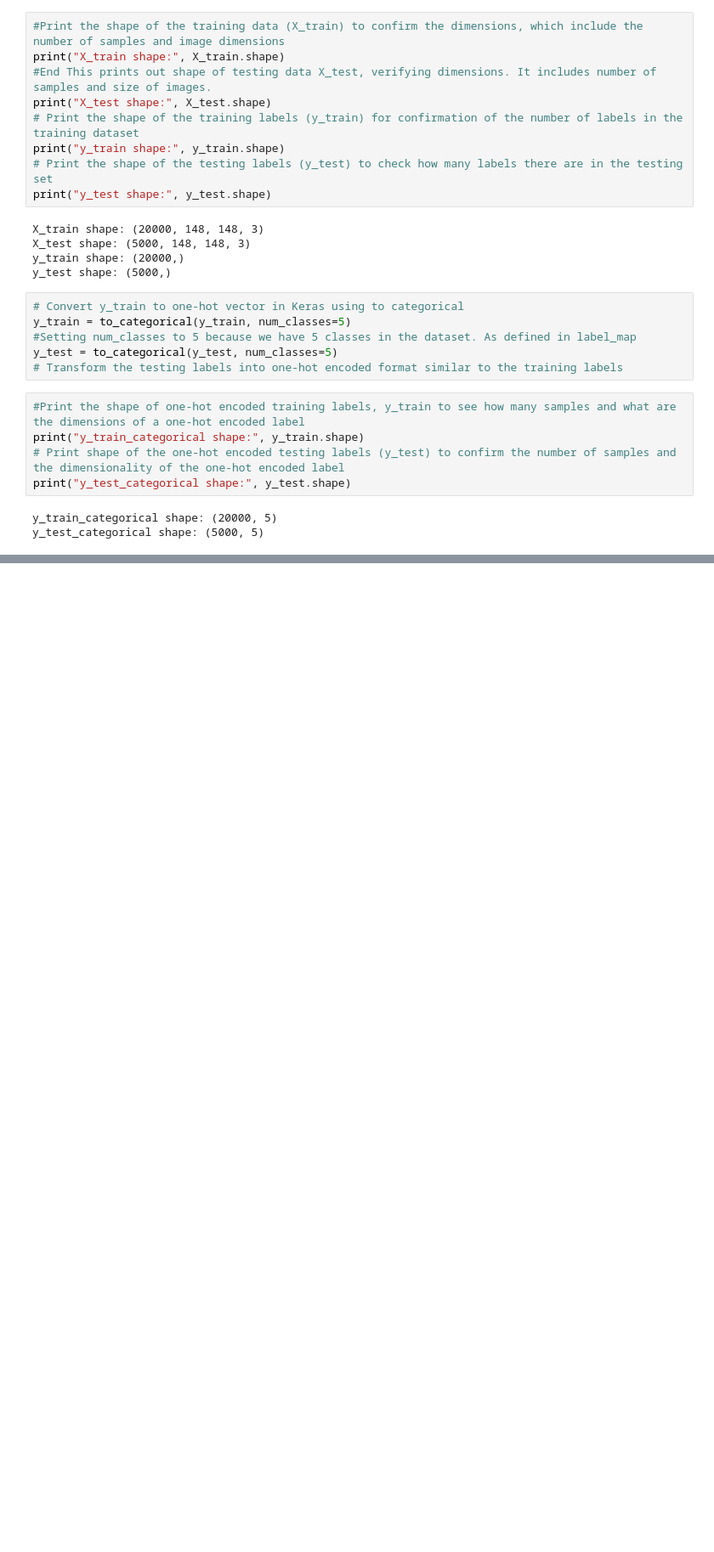
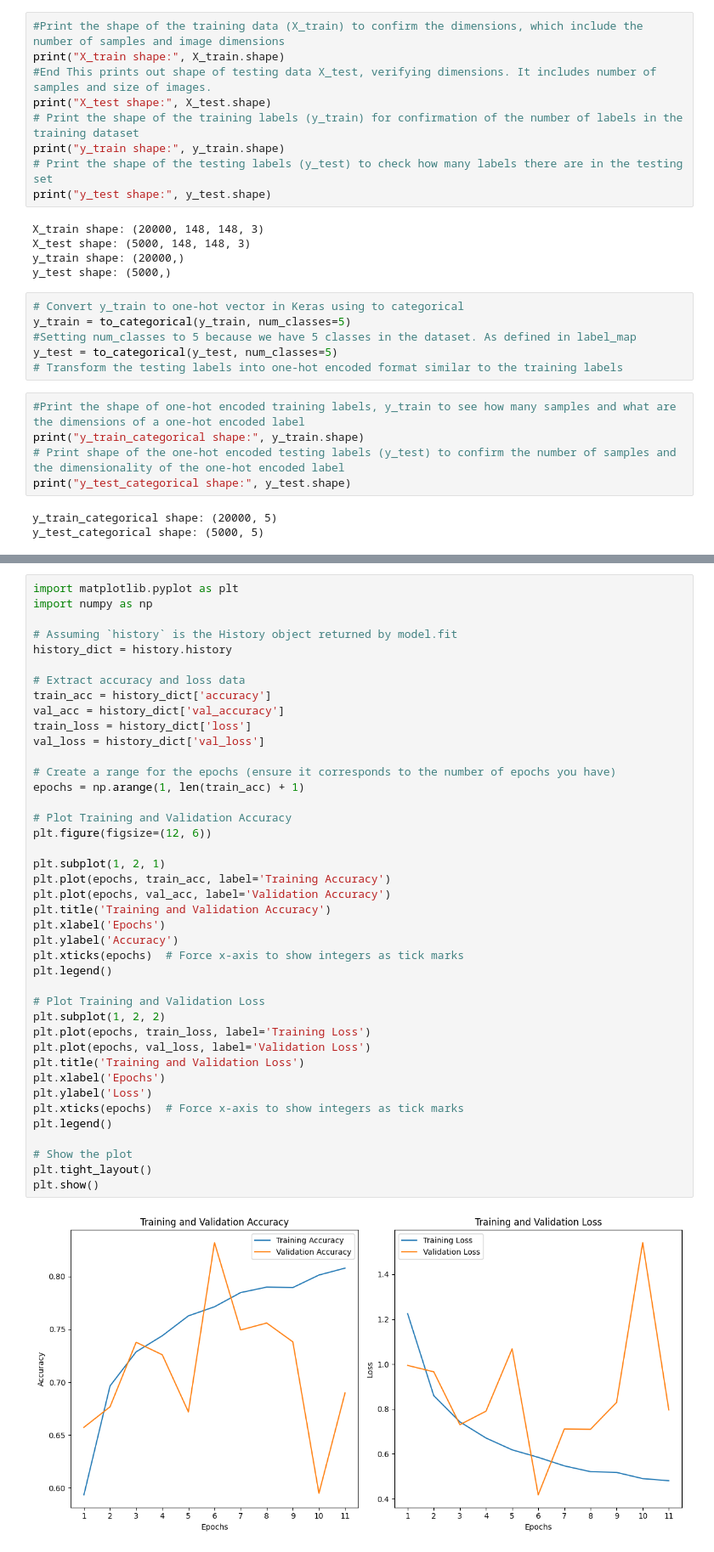
Before and after one commit to sumanapalle065/LC25000-Hybrid-Architecture-using-DL, a Jupyter notebook: mobilenetv2.ipynb, the cells around one changed output, grey strips where cells are left out. Shown at 85% size. Drawn from its saved outputs; the diff is of its cells as text; blank space fills up the shorter version.

Commit message:
training results

```diff
--- a/mobilenetv2.ipynb
+++ b/mobilenetv2.ipynb
@@ -208,0 +372,43 @@ y_test_categorical shape: (5000, 5)
+# %%
+import matplotlib.pyplot as plt
+import numpy as np
+
+# Assuming `history` is the History object returned by model.fit
+history_dict = history.history
+
+# Extract accuracy and loss data
+train_acc = history_dict['accuracy']
+val_acc = history_dict['val_accuracy']
+train_loss = history_dict['loss']
+val_loss = history_dict['val_loss']
+
+# Create a range for the epochs (ensure it corresponds to the number of epochs you have)
+epochs = np.arange(1, len(train_acc) + 1)
+
+# Plot Training and Validation Accuracy
+plt.figure(figsize=(12, 6))
+
+plt.subplot(1, 2, 1)
+plt.plot(epochs, train_acc, label='Training Accuracy')
+plt.plot(epochs, val_acc, label='Validation Accuracy')
+plt.title('Training and Validation Accuracy')
+plt.xlabel('Epochs')
+plt.ylabel('Accuracy')
+plt.xticks(epochs)  # Force x-axis to show integers as tick marks
+plt.legend()
+
+# Plot Training and Validation Loss
+plt.subplot(1, 2, 2)
+plt.plot(epochs, train_loss, label='Training Loss')
+plt.plot(epochs, val_loss, label='Validation Loss')
+plt.title('Training and Validation Loss')
+plt.xlabel('Epochs')
+plt.ylabel('Loss')
+plt.xticks(epochs)  # Force x-axis to show integers as tick marks
+plt.legend()
+
+# Show the plot
+plt.tight_layout()
+plt.show()
+# %% [output]
+[figure, added]
```
Also changed, not shown: parts of 4 cells of this notebook.
